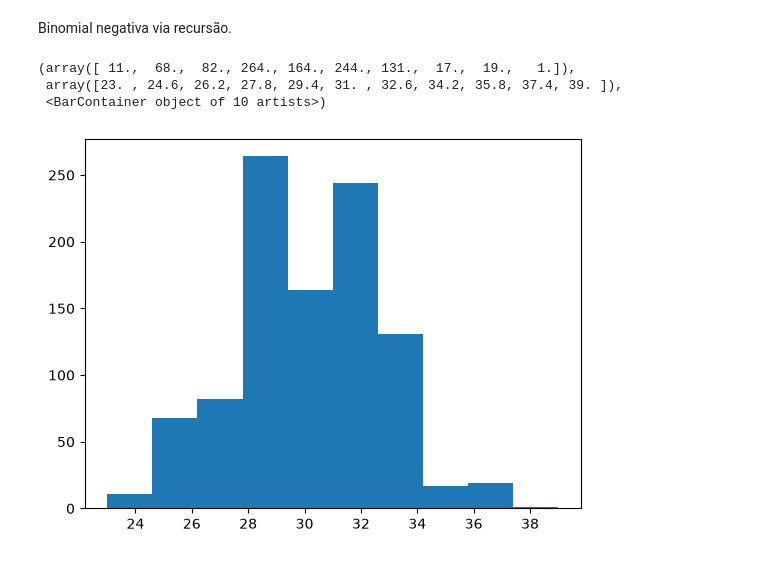
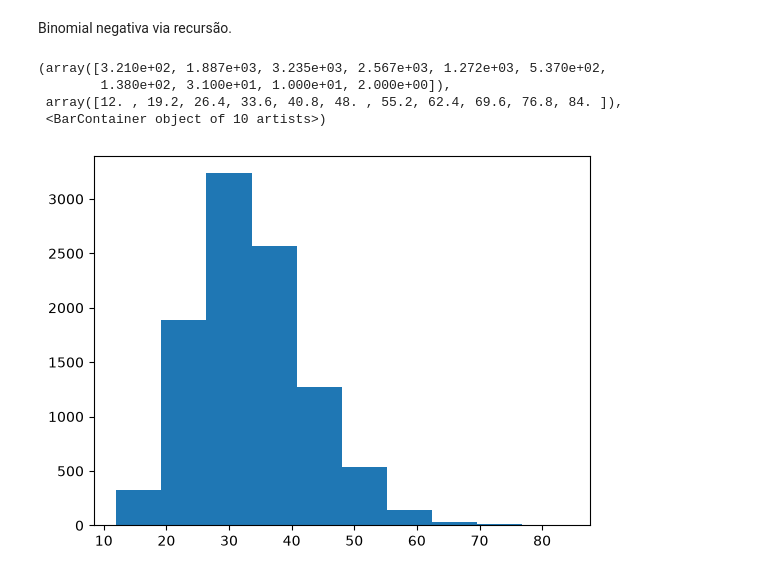
Before and after one commit to pedro-daniel-chico/programacao_estatistica, a Jupyter notebook: labs/LAB5.ipynb, the cells around one changed output. Cells and saved outputs as stored; diff of their text form; code cells hidden in the pictures.

```diff
--- a/labs/LAB5.ipynb
+++ b/labs/LAB5.ipynb
@@ -52,23 +48,27 @@ plt.hist(bin_neg2)
 # %% [markdown]
 Binomial negativa via recursão.
 # %%
-N = 100
-n = 50
-k = 60
-amostra_final = []
-for j in range(1001):
-    lista = [1]*k + [0]*(N-k)
-    for i in range(n):
-        U = np.random.uniform(0,1)
-        pos = int(np.floor((N-i)*U + i))
-        lista[i], lista[pos] = lista[pos], lista[i]
-    hiper = np.sum(lista[0:n])
-    amostra_final.append(hiper)
-#print(amostra_final)
+bin_recursao = []
+r = 10
+p = 0.3
+for i in range(10000):
+
+    U = np.random.uniform(0, 1)
+    n = r
+    pi = p**r
+    F = pi
+
+    while U > F:
+        pi = pi*(n/(n-r+1))*(1-p)
+        n += 1
+        F += pi
+
+    bin_recursao.append(n)
+
+plt.hist(bin_recursao)
+# %% [output]
+(array([3.210e+02, 1.887e+03, 3.235e+03, 2.567e+03, 1.272e+03, 5.370e+02,
+        1.380e+02, 3.100e+01, 1.000e+01, 2.000e+00]),
+ array([12. , 19.2, 26.4, 33.6, 40.8, 48. , 55.2, 62.4, 69.6, 76.8, 84. ]),
+ <BarContainer object of 10 artists>)
+[figure, added]
-# %%
-plt.hist(amostra_final)
-# %% [output]
-(array([ 11.,  68.,  82., 264., 164., 244., 131.,  17.,  19.,   1.]),
- array([23. , 24.6, 26.2, 27.8, 29.4, 31. , 32.6, 34.2, 35.8, 37.4, 39. ]),
- <BarContainer object of 10 artists>)
-[figure, removed]
```
Also changed, not shown: parts of 9 cells of this notebook, 5 other files.
